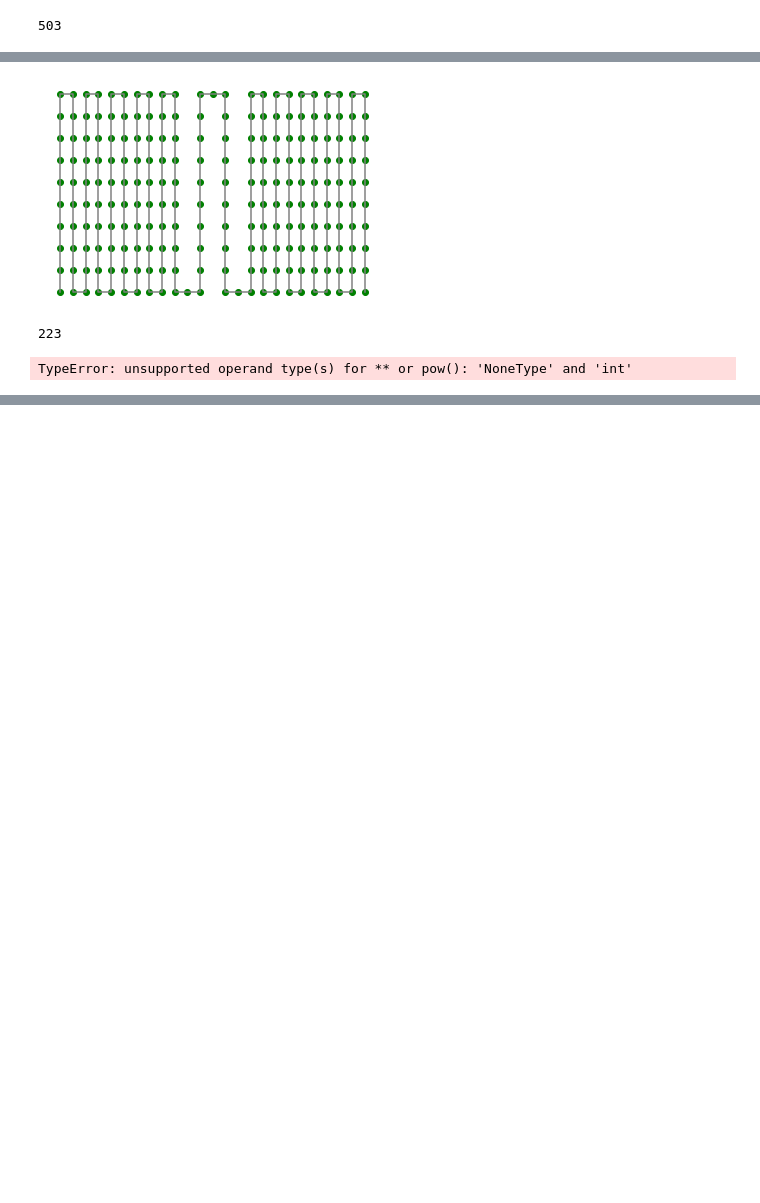
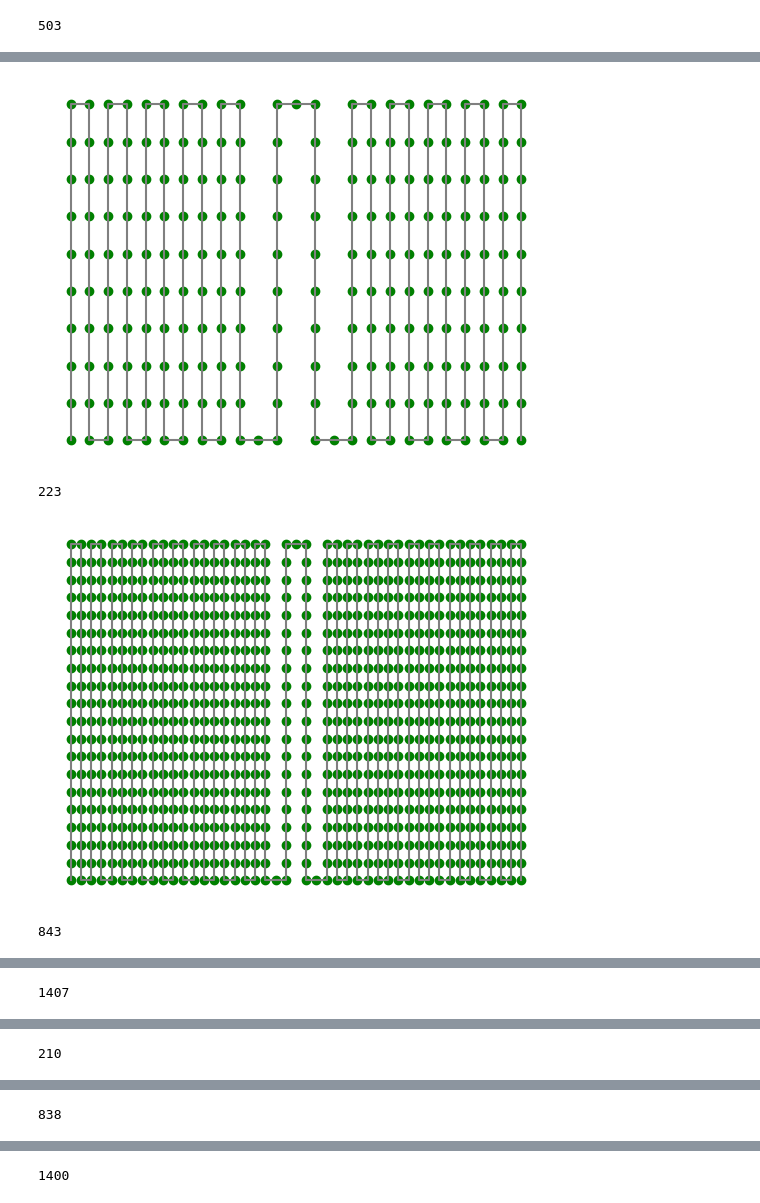
Before and after one commit to MoskalenkoRomanBorisovich/Ising-on-random-conformation, a Jupyter notebook: Magnetic susceptibility.ipynb, the cells around one changed output, grey strips where cells are left out. Drawn from its saved outputs; the diff is of its cells as text; code cells hidden in the pictures; blank space fills up the shorter version.

```diff
--- a/Magnetic susceptibility.ipynb
+++ b/Magnetic susceptibility.ipynb
@@ -497,10 +516,11 @@ NameError: name 'load_Conformations_lite_from_dir' is not defined
 # %%
 for c in clusters:
     draw_conformation(c.struct)
     print(c.L)
-    ms = magnetic_susceptibility(c)
-    plt.plot(ms)
+    # ms = magnetic_susceptibility(c)
+    # plt.plot(ms)
 # %% [output]
-[figure, old version]
+[figure, new version]
 223
+[figure, added]
-TypeError: unsupported operand type(s) for ** or pow(): 'NoneType' and 'int'
+843
@@ -506,0 +528 @@ TypeError: unsupported operand type(s) for ** or pow(): 'NoneType' and 'int'
+1407
@@ -506,0 +530 @@ TypeError: unsupported operand type(s) for ** or pow(): 'NoneType' and 'int'
+210
@@ -506,0 +532 @@ TypeError: unsupported operand type(s) for ** or pow(): 'NoneType' and 'int'
+838
@@ -506,0 +534 @@ TypeError: unsupported operand type(s) for ** or pow(): 'NoneType' and 'int'
+1400
```
Also changed, not shown: parts of 8 cells of this notebook, 5 other files.
